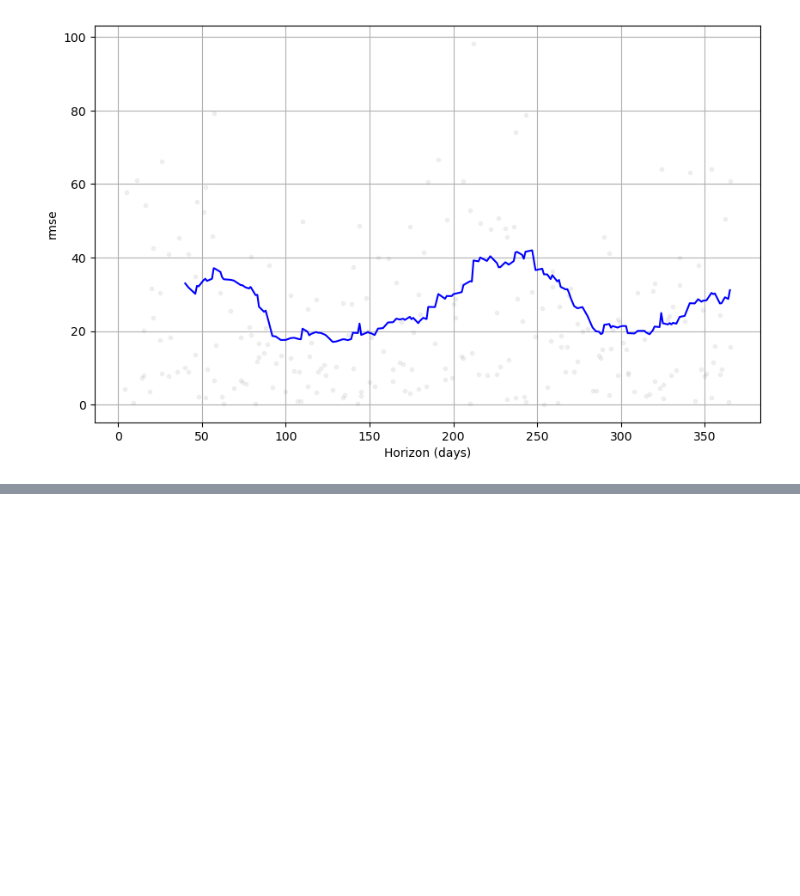
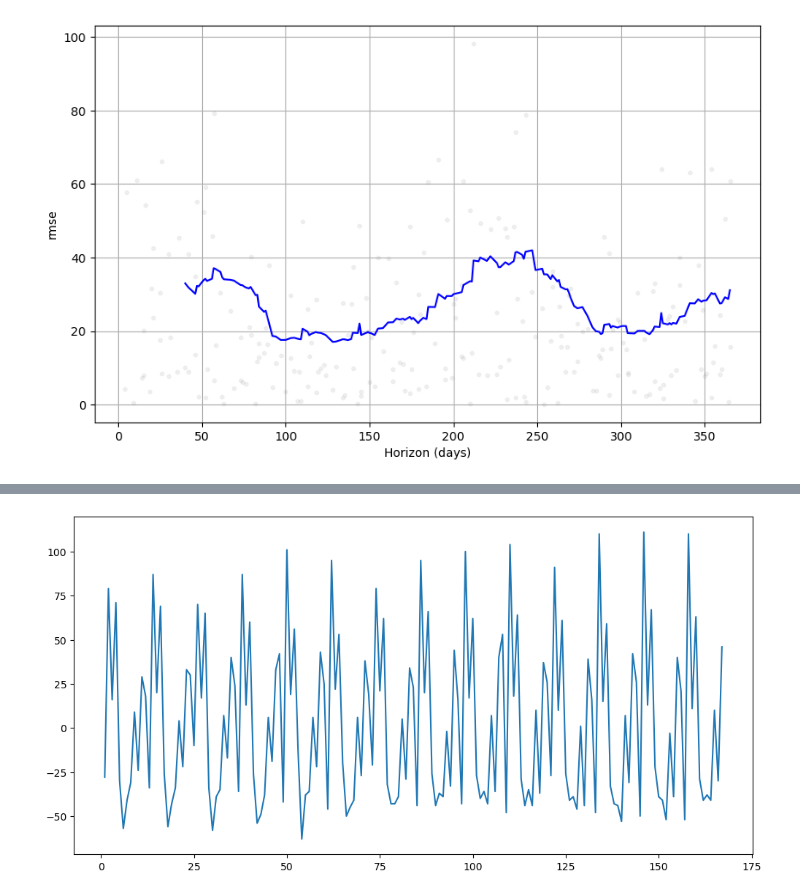
Before and after one commit to orbin123/Machine_Learning, a Jupyter notebook: Time_Series_Analysis/WEEK 2/fbprophet.ipynb, the cells around one changed output, grey strips where cells are left out. Drawn from its saved outputs; the diff is of its cells as text; code cells hidden in the pictures; blank space fills up the shorter version.

```diff
--- a/Time_Series_Analysis/WEEK 2/fbprophet.ipynb
+++ b/Time_Series_Analysis/WEEK 2/fbprophet.ipynb
@@ -227,0 +270,2 @@ plt.show();
+# %%
+df.columns = ['ds', 'y']
@@ -227,0 +281,3 @@ plt.show();
+# %%
+df['ds'] = pd.to_datetime(df['ds'])
+df.head()
@@ -227,0 +291,3 @@ plt.show();
+# %%
+df['y'] = df['y']-df['y'].shift(1)
+df.head()
@@ -227,0 +301,5 @@ plt.show();
+# %%
+df['y'].plot(figsize=(12, 6))
+plt.show();
+# %% [output]
+[figure, added]
```
Also changed, not shown: parts of 19 cells of this notebook, 4 other files.
